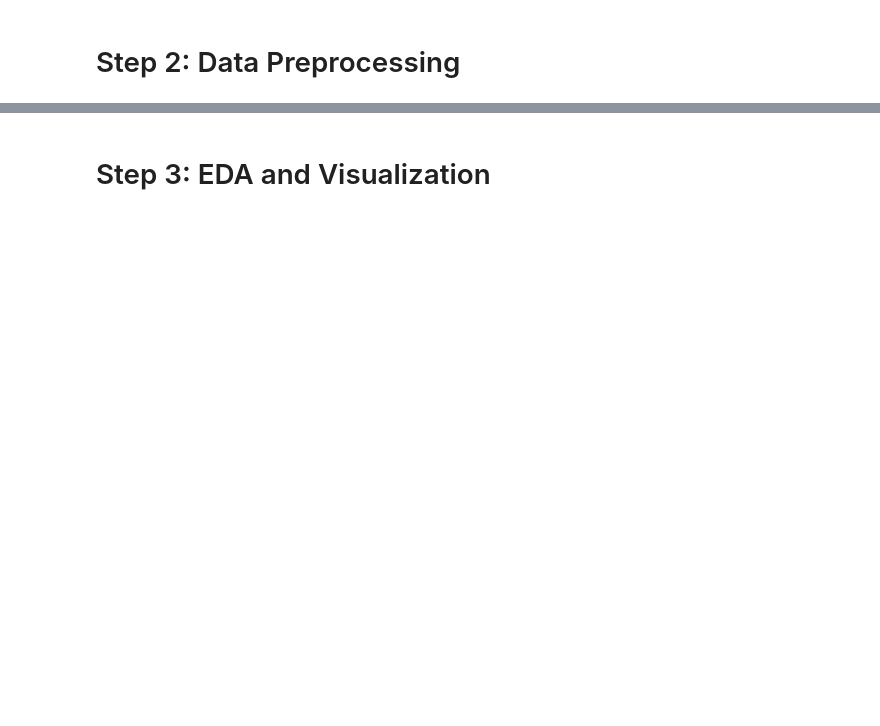
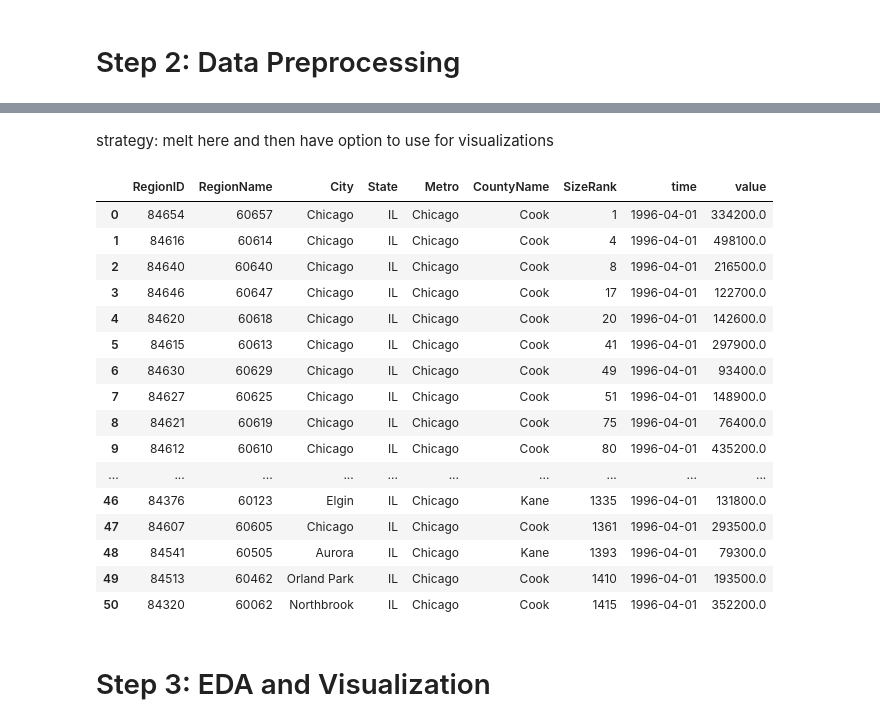
Before and after one commit to carlytsu/project4, a Jupyter notebook: project/starter_notebook.ipynb, the cells around one changed output, grey strips where cells are left out. Saved outputs shown, nothing was run; the diff lists cells and outputs as text; code cells hidden in the pictures; blank space fills up the shorter version.

```diff
--- a/project/starter_notebook.ipynb
+++ b/project/starter_notebook.ipynb
@@ -63,0 +74,5 @@ df.head(10)
+# %%
+df = df.loc[df['Metro'] == 'Chicago']
+nh_df = nh_df.loc[nh_df['City'] == 'Chicago']
+nh_df.head(10)
+#nh_df.info()
@@ -68,0 +135,3 @@ def get_datetimes(df):
+# %%
+pd.set_option('display.max_rows', None)
+nh_df.isna().any()
@@ -69,3 +176,33 @@ def get_datetimes(df):
+# %% [markdown]
+strategy: melt here and then have option to use for visualizations
+# %%
+def melt_data(df):
+    melted = pd.melt(df,
+                     id_vars=['RegionID', 'RegionName', 'City', 'State', 'Metro', 'CountyName', 'SizeRank'],
+                     var_name='time')
+    melted['time'] = pd.to_datetime(melted['time'], infer_datetime_format=True)
+    melted = melted.dropna(subset=['value'])
+    return melted
+melted = melt_data(df)
+melted.head(50)
+# %% [output]
+|  | RegionID | RegionName | City | State | Metro | CountyName | SizeRank | time | value |
+| 0 | 84654 | 60657 | Chicago | IL | Chicago | Cook | 1 | 1996-04-01 | 334200.0 |
+| 1 | 84616 | 60614 | Chicago | IL | Chicago | Cook | 4 | 1996-04-01 | 498100.0 |
+| 2 | 84640 | 60640 | Chicago | IL | Chicago | Cook | 8 | 1996-04-01 | 216500.0 |
+| 3 | 84646 | 60647 | Chicago | IL | Chicago | Cook | 17 | 1996-04-01 | 122700.0 |
+| 4 | 84620 | 60618 | Chicago | IL | Chicago | Cook | 20 | 1996-04-01 | 142600.0 |
+| 5 | 84615 | 60613 | Chicago | IL | Chicago | Cook | 41 | 1996-04-01 | 297900.0 |
+| 6 | 84630 | 60629 | Chicago | IL | Chicago | Cook | 49 | 1996-04-01 | 93400.0 |
+| 7 | 84627 | 60625 | Chicago | IL | Chicago | Cook | 51 | 1996-04-01 | 148900.0 |
+| 8 | 84621 | 60619 | Chicago | IL | Chicago | Cook | 75 | 1996-04-01 | 76400.0 |
+| 9 | 84612 | 60610 | Chicago | IL | Chicago | Cook | 80 | 1996-04-01 | 435200.0 |
+| ... | ... | ... | ... | ... | ... | ... | ... | ... | ... |
+| 46 | 84376 | 60123 | Elgin | IL | Chicago | Kane | 1335 | 1996-04-01 | 131800.0 |
+| 47 | 84607 | 60605 | Chicago | IL | Chicago | Cook | 1361 | 1996-04-01 | 293500.0 |
+| 48 | 84541 | 60505 | Aurora | IL | Chicago | Kane | 1393 | 1996-04-01 | 79300.0 |
+| 49 | 84513 | 60462 | Orland Park | IL | Chicago | Cook | 1410 | 1996-04-01 | 193500.0 |
+| 50 | 84320 | 60062 | Northbrook | IL | Chicago | Cook | 1415 | 1996-04-01 | 352200.0 |
 # %% [markdown]
 # Step 3: EDA and Visualization
 # %%
```
Also changed, not shown: parts of 25 cells of this notebook, 3 other files.
